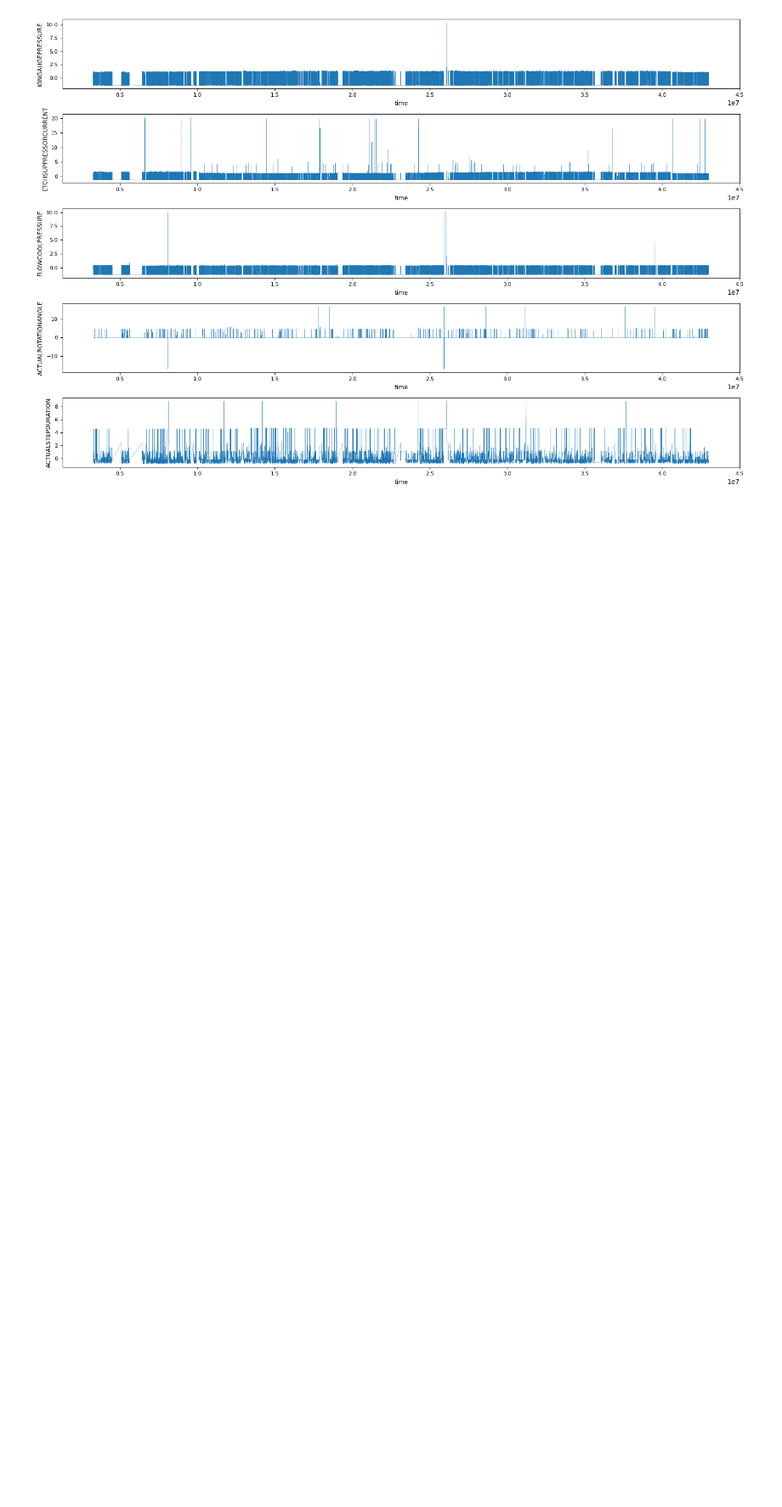
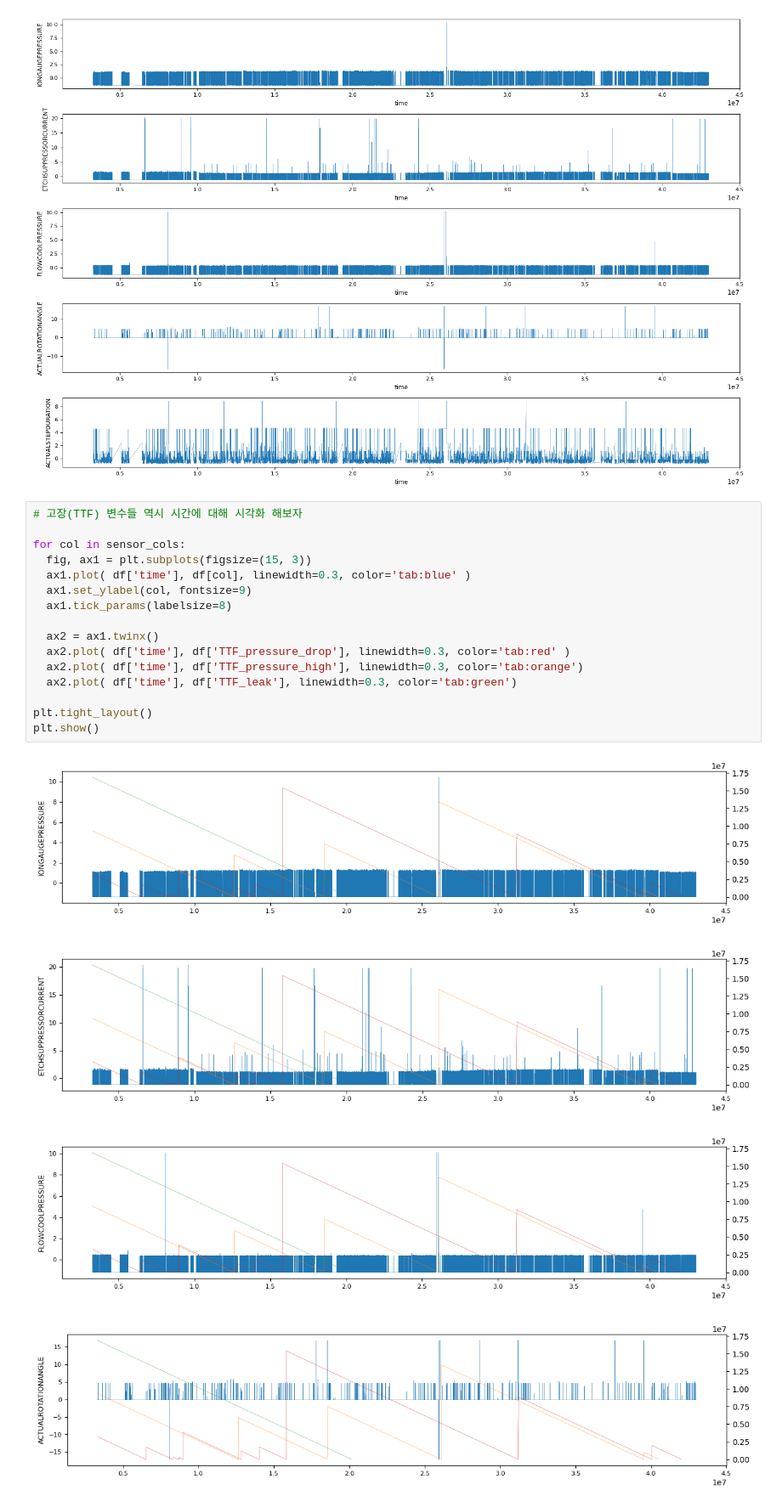
Before and after one commit to YoungJang-KR/semiconductor-fault-detection, a Jupyter notebook: 01_EDA_PHM18_etching.ipynb, the cells around one changed output. Shown at 85% size. Saved outputs shown, nothing was run; the diff lists cells and outputs as text; blank space fills up the shorter version.

```diff
--- a/01_EDA_PHM18_etching.ipynb
+++ b/01_EDA_PHM18_etching.ipynb
@@ -72,3 +72,24 @@ plt.tight_layout()
 plt.show()
 # %% [output]
 [figure]
+# %%
+# 고장(TTF) 변수들 역시 시간에 대해 시각화 해보자
+
+for col in sensor_cols:
+  fig, ax1 = plt.subplots(figsize=(15, 3))
+  ax1.plot( df['time'], df[col], linewidth=0.3, color='tab:blue' )
+  ax1.set_ylabel(col, fontsize=9)
+  ax1.tick_params(labelsize=8)
+
+  ax2 = ax1.twinx()
+  ax2.plot( df['time'], df['TTF_pressure_drop'], linewidth=0.3, color='tab:red' )
+  ax2.plot( df['time'], df['TTF_pressure_high'], linewidth=0.3, color='tab:orange')
+  ax2.plot( df['time'], df['TTF_leak'], linewidth=0.3, color='tab:green')
+
+plt.tight_layout()
+plt.show()
+# %% [output]
+[figure, added]
+[figure, added]
+[figure, added]
+[figure, added]
```
Also changed, not shown: parts of 3 cells of this notebook.
